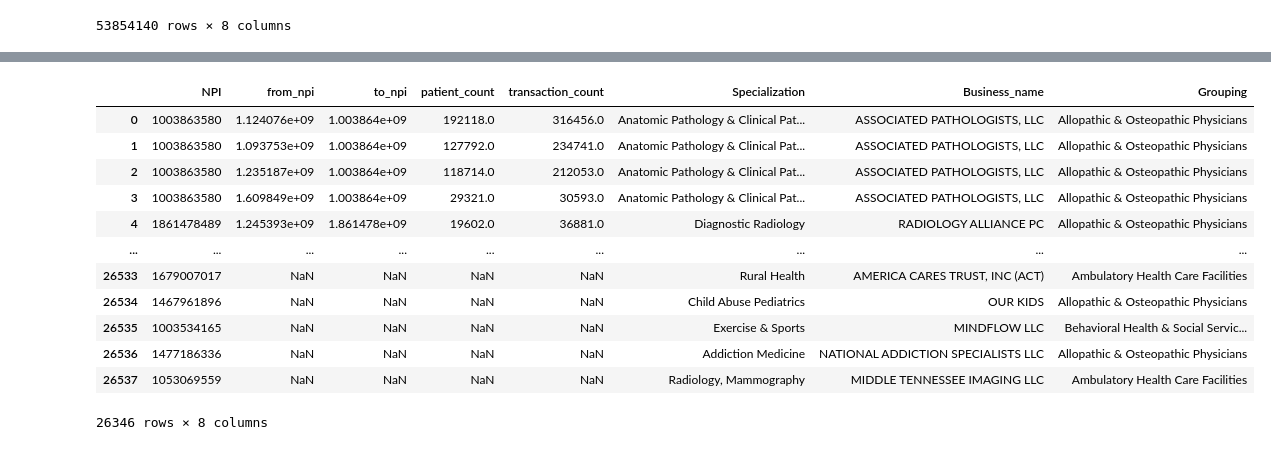
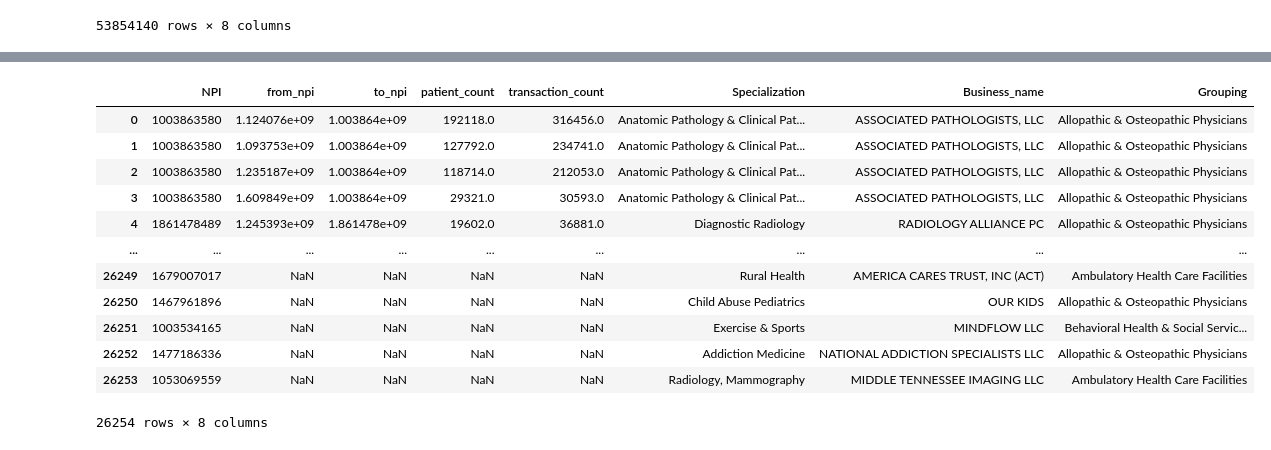
Before and after one commit to nss-data-science-cohort-6/hop_team-double-eagle-ii, a Jupyter notebook: Analysis_AC.ipynb, the cells around one changed output, grey strips where cells are left out. Cells and saved outputs as stored; diff of their text form; code cells hidden in the pictures.

```diff
--- a/Analysis_AC.ipynb
+++ b/Analysis_AC.ipynb
@@ -260,16 +247,35 @@ newdf = hospitals[hospitals['Business_name'] != 'VANDERBILT UNIVERSITY MEDICAL C
-# %%
-newdf
-# %% [output]
-|  | NPI | from_npi | to_npi | patient_count | transaction_count | Specialization | Business_name | Grouping |
-| 0 | 1003863580 | 1.124076e+09 | 1.003864e+09 | 192118.0 | 316456.0 | Anatomic Pathology & Clinical Pat... | ASSOCIATED PATHOLOGISTS, LLC | Allopathic & Osteopathic Physicians |
-| 1 | 1003863580 | 1.093753e+09 | 1.003864e+09 | 127792.0 | 234741.0 | Anatomic Pathology & Clinical Pat... | ASSOCIATED PATHOLOGISTS, LLC | Allopathic & Osteopathic Physicians |
-| 2 | 1003863580 | 1.235187e+09 | 1.003864e+09 | 118714.0 | 212053.0 | Anatomic Pathology & Clinical Pat... | ASSOCIATED PATHOLOGISTS, LLC | Allopathic & Osteopathic Physicians |
-| 3 | 1003863580 | 1.609849e+09 | 1.003864e+09 | 29321.0 | 30593.0 | Anatomic Pathology & Clinical Pat... | ASSOCIATED PATHOLOGISTS, LLC | Allopathic & Osteopathic Physicians |
-| 4 | 1861478489 | 1.245393e+09 | 1.861478e+09 | 19602.0 | 36881.0 | Diagnostic Radiology | RADIOLOGY ALLIANCE PC | Allopathic & Osteopathic Physicians |
-| ... | ... | ... | ... | ... | ... | ... | ... | ... |
-| 26533 | 1679007017 | NaN | NaN | NaN | NaN | Rural Health | AMERICA CARES TRUST, INC (ACT) | Ambulatory Health Care Facilities |
-| 26534 | 1467961896 | NaN | NaN | NaN | NaN | Child Abuse Pediatrics | OUR KIDS | Allopathic & Osteopathic Physicians |
-| 26535 | 1003534165 | NaN | NaN | NaN | NaN | Exercise & Sports | MINDFLOW LLC | Behavioral Health & Social Servic... |
-| 26536 | 1477186336 | NaN | NaN | NaN | NaN | Addiction Medicine | NATIONAL ADDICTION SPECIALISTS LLC | Allopathic & Osteopathic Physicians |
-| 26537 | 1053069559 | NaN | NaN | NaN | NaN | Radiology, Mammography | MIDDLE TENNESSEE IMAGING LLC | Ambulatory Health Care Facilities |
-26346 rows × 8 columns
+# %%
+db = sqlite3.connect('data/NPPES_Data_Dissemination.sqlite')
+
+specialist = """
+SELECT NPI, h.from_npi, h.to_npi,
+h.patient_count, h.transaction_count,
+Specialization,
+p.[ProviderOrganizationName(LegalBusinessName)] AS Business_name,
+Grouping
+
+FROM provider AS p
+LEFT JOIN hop AS h
+ON p.NPI = h.to_npi
+WHERE Specialization IS NOT NULL AND Business_name NOT LIKE '%VANDERBILT%'
+ORDER BY h.patient_count DESC;
+
+"""
+with sqlite3.connect('data/NPPES_Data_Dissemination.sqlite') as db:
+    specialist = pd.read_sql(specialist, db)
+# %%
+specialist
+# %% [output]
+|  | NPI | from_npi | to_npi | patient_count | transaction_count | Specialization | Business_name | Grouping |
+| 0 | 1003863580 | 1.124076e+09 | 1.003864e+09 | 192118.0 | 316456.0 | Anatomic Pathology & Clinical Pat... | ASSOCIATED PATHOLOGISTS, LLC | Allopathic & Osteopathic Physicians |
+| 1 | 1003863580 | 1.093753e+09 | 1.003864e+09 | 127792.0 | 234741.0 | Anatomic Pathology & Clinical Pat... | ASSOCIATED PATHOLOGISTS, LLC | Allopathic & Osteopathic Physicians |
+| 2 | 1003863580 | 1.235187e+09 | 1.003864e+09 | 118714.0 | 212053.0 | Anatomic Pathology & Clinical Pat... | ASSOCIATED PATHOLOGISTS, LLC | Allopathic & Osteopathic Physicians |
+| 3 | 1003863580 | 1.609849e+09 | 1.003864e+09 | 29321.0 | 30593.0 | Anatomic Pathology & Clinical Pat... | ASSOCIATED PATHOLOGISTS, LLC | Allopathic & Osteopathic Physicians |
+| 4 | 1861478489 | 1.245393e+09 | 1.861478e+09 | 19602.0 | 36881.0 | Diagnostic Radiology | RADIOLOGY ALLIANCE PC | Allopathic & Osteopathic Physicians |
+| ... | ... | ... | ... | ... | ... | ... | ... | ... |
+| 26249 | 1679007017 | NaN | NaN | NaN | NaN | Rural Health | AMERICA CARES TRUST, INC (ACT) | Ambulatory Health Care Facilities |
+| 26250 | 1467961896 | NaN | NaN | NaN | NaN | Child Abuse Pediatrics | OUR KIDS | Allopathic & Osteopathic Physicians |
+| 26251 | 1003534165 | NaN | NaN | NaN | NaN | Exercise & Sports | MINDFLOW LLC | Behavioral Health & Social Servic... |
+| 26252 | 1477186336 | NaN | NaN | NaN | NaN | Addiction Medicine | NATIONAL ADDICTION SPECIALISTS LLC | Allopathic & Osteopathic Physicians |
+| 26253 | 1053069559 | NaN | NaN | NaN | NaN | Radiology, Mammography | MIDDLE TENNESSEE IMAGING LLC | Ambulatory Health Care Facilities |
+26254 rows × 8 columns
```
Also changed, not shown: parts of 8 cells of this notebook.
